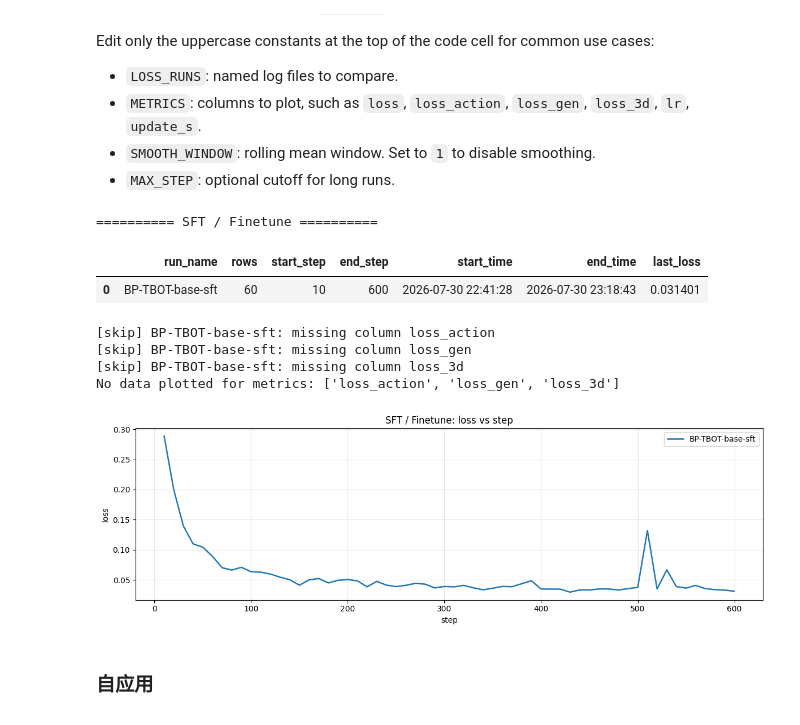
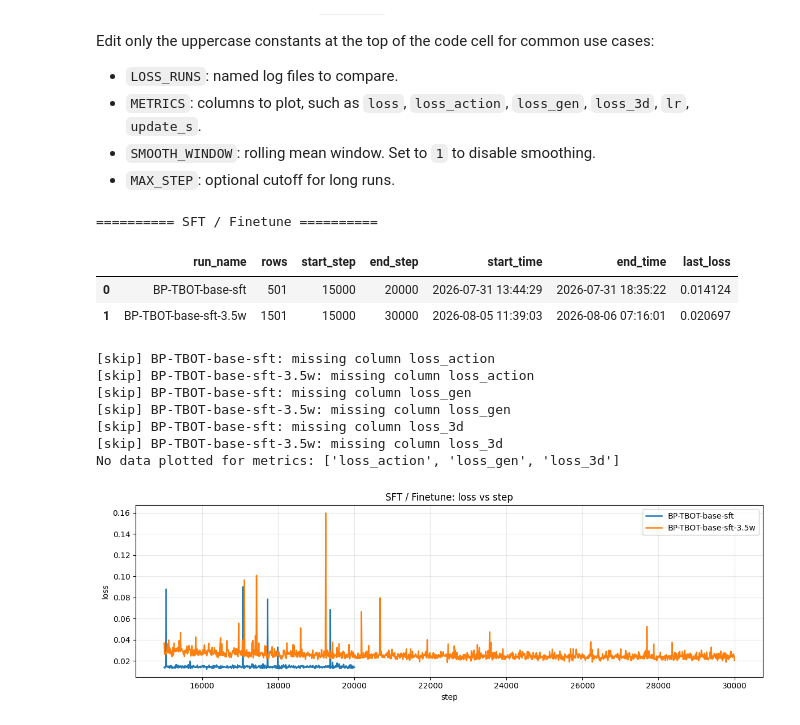
Before and after one commit to kamisala-v587/mytbot, a Jupyter notebook: .code/LetMeSeeSee/loss_read.ipynb, the cells around one changed output. Drawn from its saved outputs; the diff is of its cells as text; code cells hidden in the pictures.

```diff
--- a/.code/LetMeSeeSee/loss_read.ipynb
+++ b/.code/LetMeSeeSee/loss_read.ipynb
@@ -15,7 +15,7 @@ SMOOTH_WINDOW = 1
 
 # 可选：step 范围裁剪。MIN_STEP 可用于跳过最前面波动特别大的阶段。
 MIN_STEP = 0
-MAX_STEP = 600
+MAX_STEP = None
 
 # 想看哪些指标就写哪些列名。常用：loss/loss_action/loss_gen/loss_3d/lr/update_s/gpu_mem_used_gb
 SFT_METRICS = ["loss", "loss_action", "loss_gen", "loss_3d"]
@@ -243,22 +243,30 @@ def show_loss_group(title: str, loss_runs, metrics: list[str], x_axis: str = "st
 # %%
 SFT_LOSS_RUNS = [(
         "BP-TBOT-base-sft",
         "/vla/workspace/my_tbot/outputs/BP_TBot/pretrain_v1/2026-07-30/22-39-35_BP_TBot——test/loss.log",
+    ),
+    (
+        "BP-TBOT-base-sft-3.5w",
+        "/vla/workspace/my_tbot/outputs/BP_TBot/SFT-rand/2026-08-04/11-29-30_BP_TBot_test2/loss.log",
     ),]
+MIN_STEP = 15000
+MAX_STEP = 30000
 SFT_RUN_DFS = show_loss_group(
     title="SFT / Finetune",
     loss_runs=SFT_LOSS_RUNS,
     metrics=SFT_METRICS,
     x_axis="step",
 )
 # %% [output]
 ========== SFT / Finetune ==========
 |  | run_name | rows | start_step | end_step | start_time | end_time | last_loss |
-| 0 | BP-TBOT-base-sft | 60 | 10 | 600 | 2026-07-30 22:41:28 | 2026-07-30 23:18:43 | 0.031401 |
+| 0 | BP-TBOT-base-sft | 501 | 15000 | 20000 | 2026-07-31 13:44:29 | 2026-07-31 18:35:22 | 0.014124 |
+| 1 | BP-TBOT-base-sft-3.5w | 1501 | 15000 | 30000 | 2026-08-05 11:39:03 | 2026-08-06 07:16:01 | 0.020697 |
 [skip] BP-TBOT-base-sft: missing column loss_action
+[skip] BP-TBOT-base-sft-3.5w: missing column loss_action
 [skip] BP-TBOT-base-sft: missing column loss_gen
+[skip] BP-TBOT-base-sft-3.5w: missing column loss_gen
 [skip] BP-TBOT-base-sft: missing column loss_3d
+[skip] BP-TBOT-base-sft-3.5w: missing column loss_3d
 No data plotted for metrics: ['loss_action', 'loss_gen', 'loss_3d']
-[figure, old version]
+[figure, new version]
-# %% [markdown]
-### 自应用
```
Also changed, not shown: parts of 3 cells of this notebook, 8 other files.
